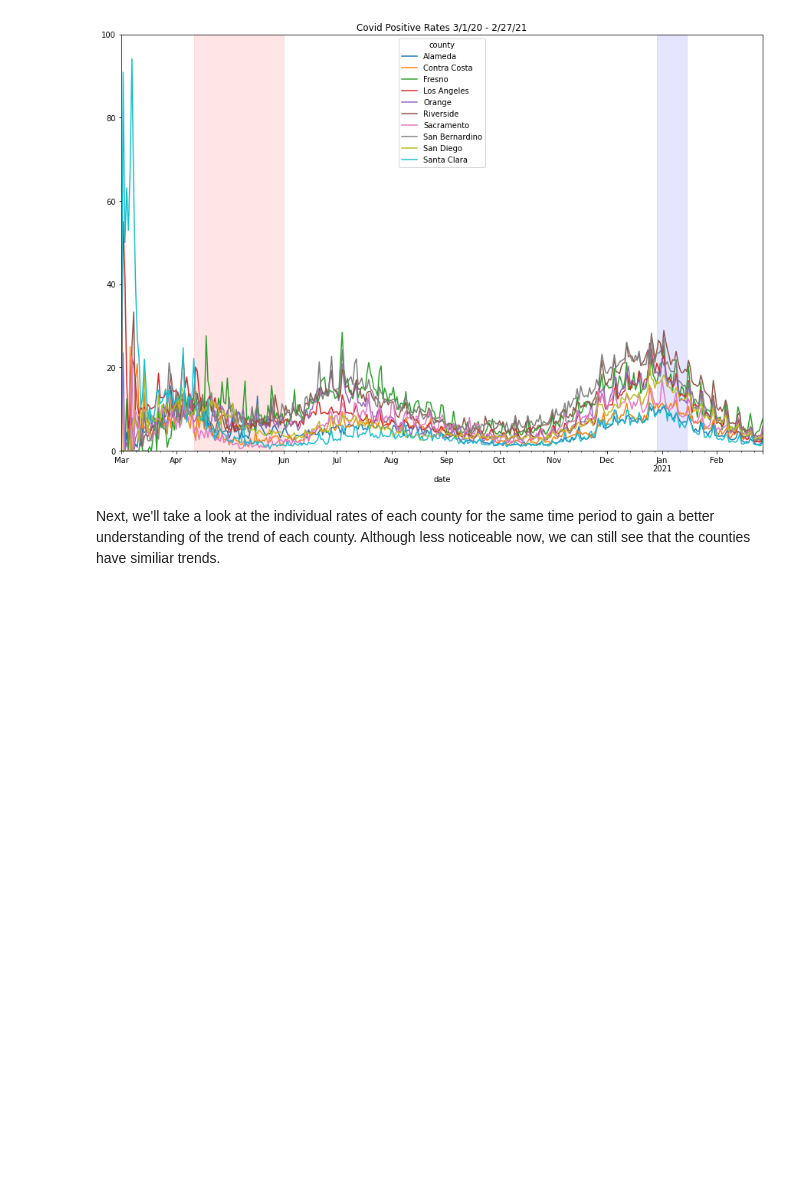
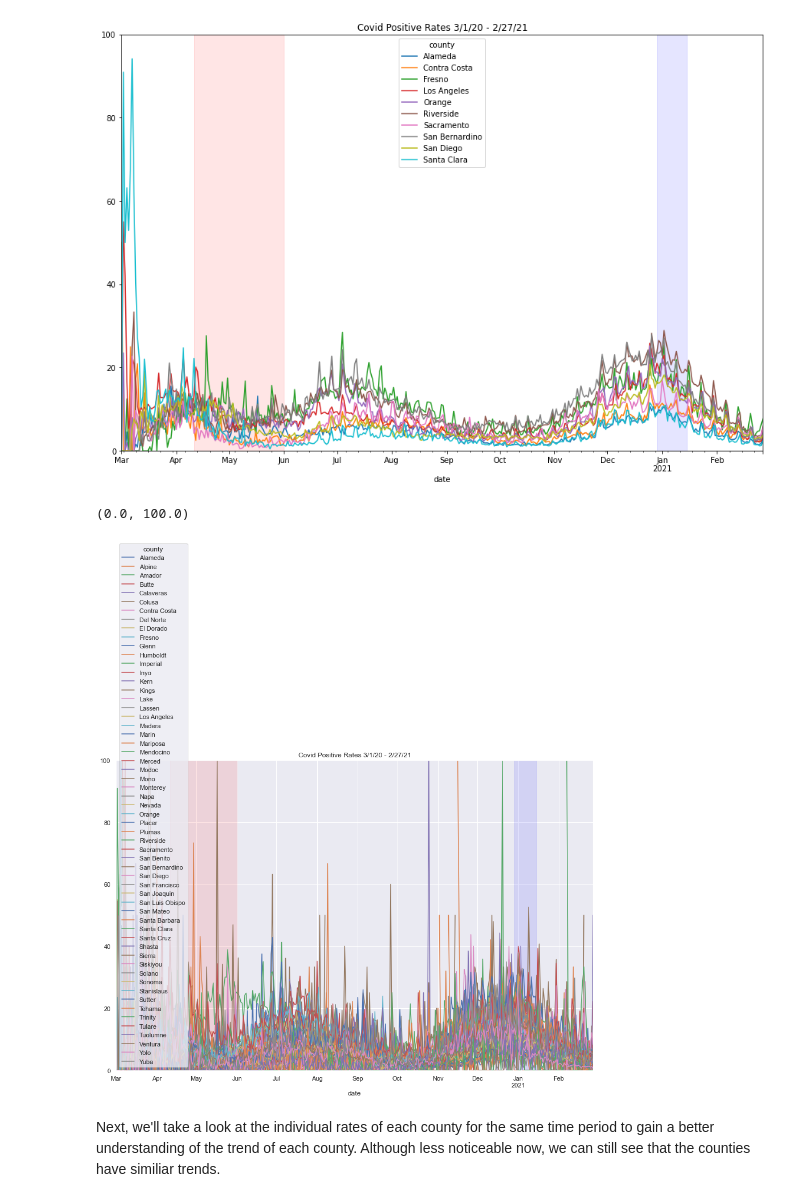
Before and after one commit to j3li/-Analysis-of-Covid-Stimulus-Checks-and-Covid-Positivity-Rates, a Jupyter notebook: EDACheckpointGroup035-Wi22.ipynb, the cells around one changed output. Saved outputs shown, nothing was run; the diff lists cells and outputs as text; code cells hidden in the pictures; blank space fills up the shorter version.

```diff
--- a/EDACheckpointGroup035-Wi22.ipynb
+++ b/EDACheckpointGroup035-Wi22.ipynb
@@ -135,4 +141,14 @@ plt.ylim(0, 100)
 # %% [output]
 (0.0, 100.0)
 [figure]
+# %%
+# new
+ax = covid_df.pivot(index="date", columns="county", values="rate").plot(figsize=(15, 10))
+ax.set_title('Covid Positive Rates 3/1/20 - 2/27/21')
+ax.axvspan(dates.datestr2num('2020-04-11'), dates.datestr2num('2020-06-1'), color='red', alpha=0.1)
+ax.axvspan(dates.datestr2num('2020-12-29'), dates.datestr2num('2021-01-15'), color='blue', alpha=0.1)
+plt.ylim(0, 100)
+# %% [output]
+(0.0, 100.0)
+[figure, added]
 # %%
```
Also changed, not shown: parts of 15 cells of this notebook.
